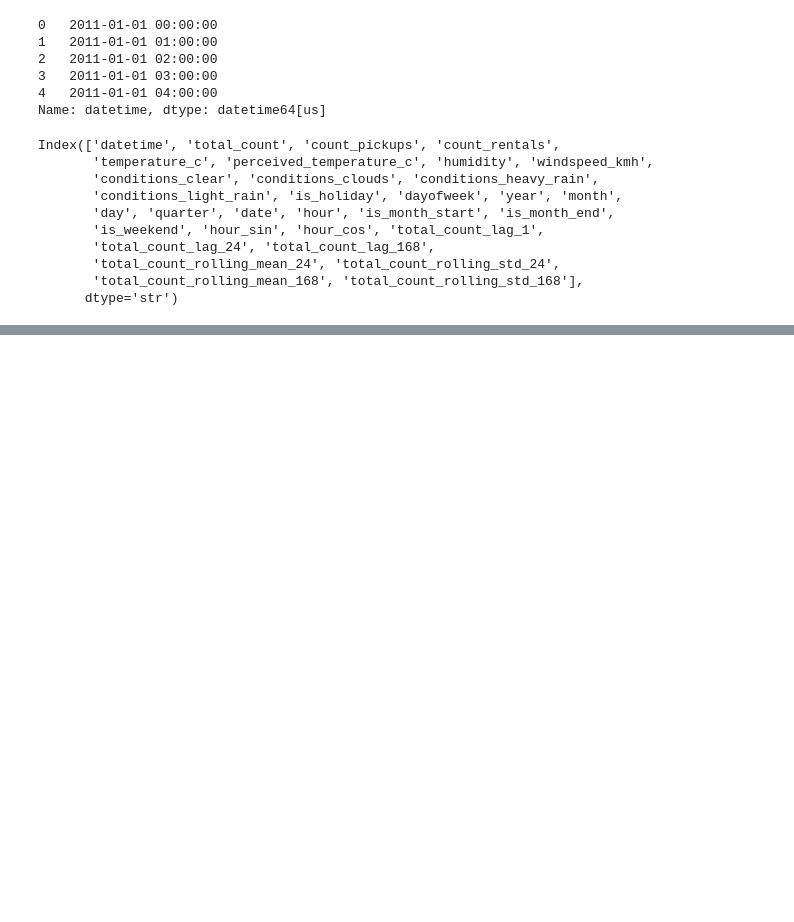
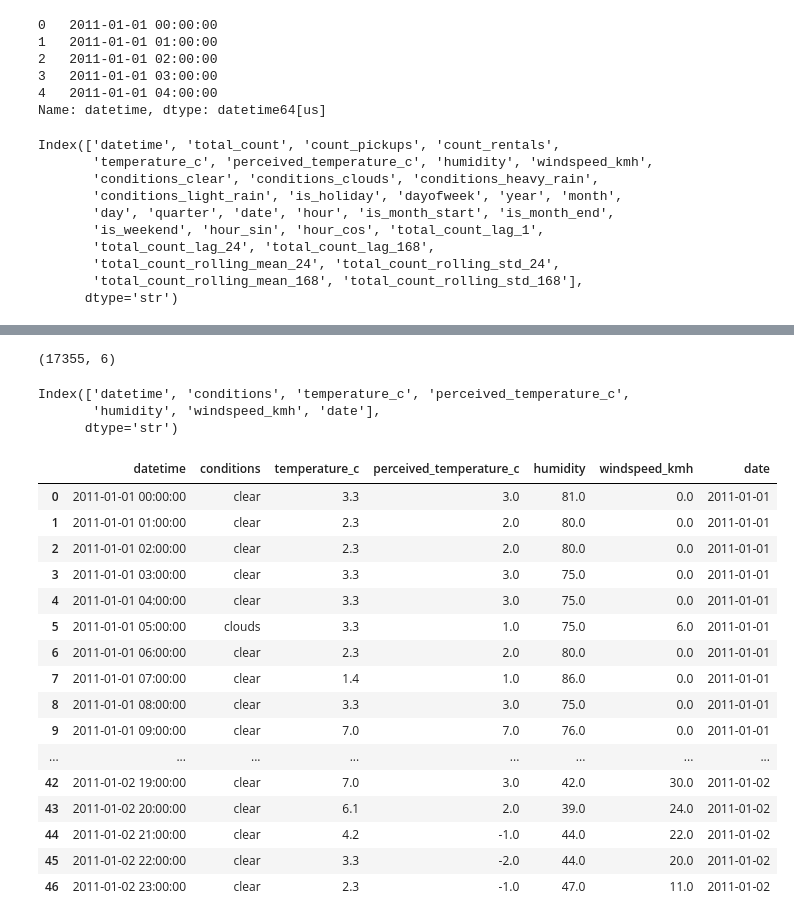
Before and after one commit to jayeshmanani/MLOps-Level3, a Jupyter notebook: week-3/model_trial.ipynb, the cells around one changed output, grey strips where cells are left out. Cells and saved outputs as stored; diff of their text form; code cells hidden in the pictures; blank space fills up the shorter version.

```diff
--- a/week-3/model_trial.ipynb
+++ b/week-3/model_trial.ipynb
@@ -426,0 +433,6 @@ Configs:
+# %%
+weather_data.drop_duplicates(inplace=True)
+weather_data.dropna(inplace=True)
+weather_data = weather_data.sort_values("datetime")
+weather_data.reset_index(drop=True, inplace=True)
+weather_data.shape
@@ -426,0 +441,4 @@ Configs:
+# %%
+weather_data = weather_data.shift(-24)
+weather_data.dropna(inplace=True)
+weather_data.info()
@@ -426,0 +459,36 @@ Configs:
+# %%
+weather_data.shape
+# %% [output]
+(17355, 6)
+# %%
+weather_data["date"] = weather_data["datetime"].dt.date
+# %%
+test_data = weather_data[
+    weather_data.date <= pd.to_datetime("2011-01-02").date()
+]
+# %%
+test_data.columns
+# %% [output]
+Index(['datetime', 'conditions', 'temperature_c', 'perceived_temperature_c',
+       'humidity', 'windspeed_kmh', 'date'],
+      dtype='str')
+# %%
+test_data
+# %% [output]
+|  | datetime | conditions | temperature_c | perceived_temperature_c | humidity | windspeed_kmh | date |
+| 0 | 2011-01-01 00:00:00 | clear | 3.3 | 3.0 | 81.0 | 0.0 | 2011-01-01 |
+| 1 | 2011-01-01 01:00:00 | clear | 2.3 | 2.0 | 80.0 | 0.0 | 2011-01-01 |
+| 2 | 2011-01-01 02:00:00 | clear | 2.3 | 2.0 | 80.0 | 0.0 | 2011-01-01 |
+| 3 | 2011-01-01 03:00:00 | clear | 3.3 | 3.0 | 75.0 | 0.0 | 2011-01-01 |
+| 4 | 2011-01-01 04:00:00 | clear | 3.3 | 3.0 | 75.0 | 0.0 | 2011-01-01 |
+| 5 | 2011-01-01 05:00:00 | clouds | 3.3 | 1.0 | 75.0 | 6.0 | 2011-01-01 |
+| 6 | 2011-01-01 06:00:00 | clear | 2.3 | 2.0 | 80.0 | 0.0 | 2011-01-01 |
+| 7 | 2011-01-01 07:00:00 | clear | 1.4 | 1.0 | 86.0 | 0.0 | 2011-01-01 |
+| 8 | 2011-01-01 08:00:00 | clear | 3.3 | 3.0 | 75.0 | 0.0 | 2011-01-01 |
+| 9 | 2011-01-01 09:00:00 | clear | 7.0 | 7.0 | 76.0 | 0.0 | 2011-01-01 |
+| ... | ... | ... | ... | ... | ... | ... | ... |
+| 42 | 2011-01-02 19:00:00 | clear | 7.0 | 3.0 | 42.0 | 30.0 | 2011-01-02 |
+| 43 | 2011-01-02 20:00:00 | clear | 6.1 | 2.0 | 39.0 | 24.0 | 2011-01-02 |
+| 44 | 2011-01-02 21:00:00 | clear | 4.2 | -1.0 | 44.0 | 22.0 | 2011-01-02 |
+| 45 | 2011-01-02 22:00:00 | clear | 3.3 | -2.0 | 44.0 | 20.0 | 2011-01-02 |
+| 46 | 2011-01-02 23:00:00 | clear | 2.3 | -1.0 | 47.0 | 11.0 | 2011-01-02 |
```
Also changed, not shown: parts of 14 cells of this notebook, 4 other files.
